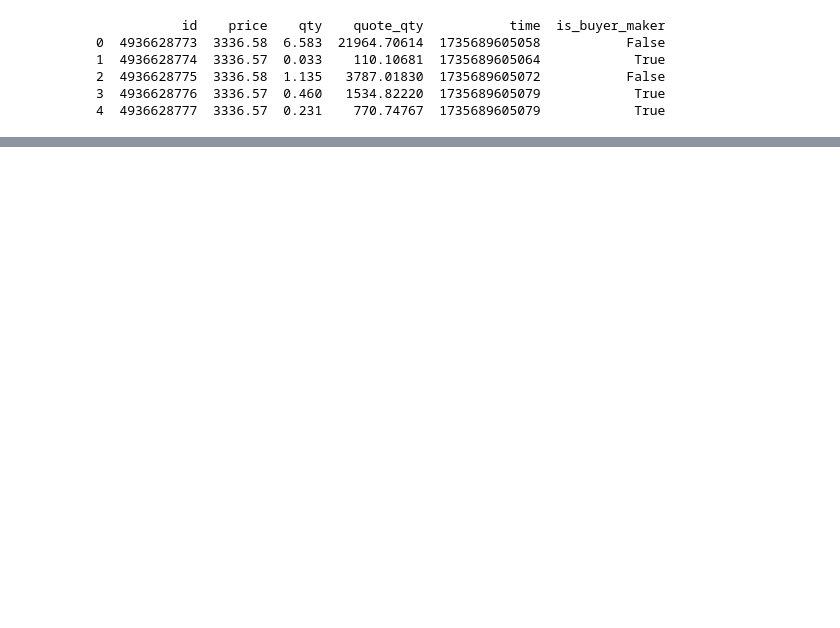
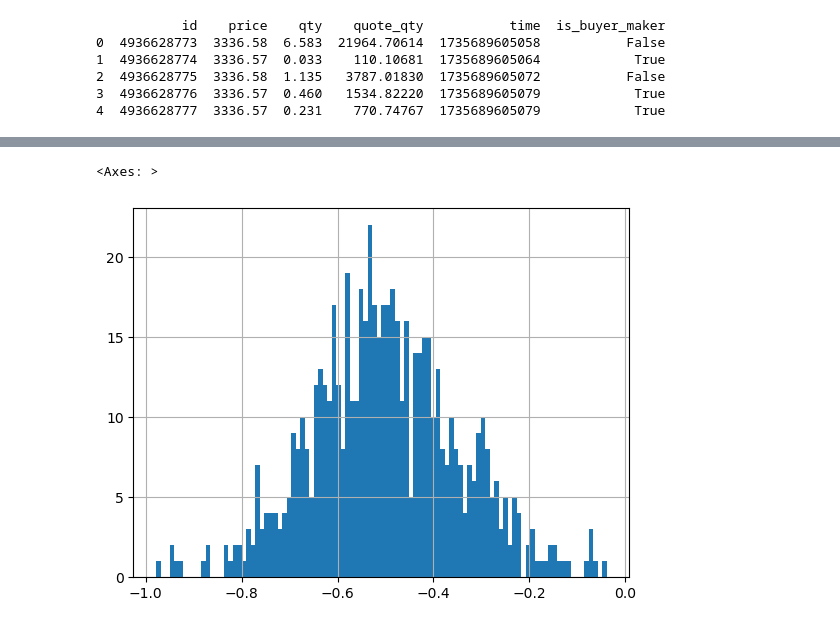
Before and after one commit to aamingaa/crypto-trade, a Jupyter notebook: strategy/fusion/fussion.ipynb, the cells around one changed output, grey strips where cells are left out. Cells and saved outputs as stored; diff of their text form; code cells hidden in the pictures; blank space fills up the shorter version.

```diff
--- a/strategy/fusion/fussion.ipynb
+++ b/strategy/fusion/fussion.ipynb
@@ -173,0 +278,2 @@ dollar_bar.close.plot()
+# %%
+trade_feat = aggregate_trade_features_on_bars(raw_df, dollar_bar)
@@ -173,0 +313,6 @@ dollar_bar.close.plot()
+# %%
+trade_buy_ratio = trade_feat.trade_buy_ratio - 0.5
+(trade_buy_ratio).hist(bins = 100)
+# %% [output]
+<Axes: >
+[figure, added]
```
Also changed, not shown: parts of 15 cells of this notebook, 1 other file.
